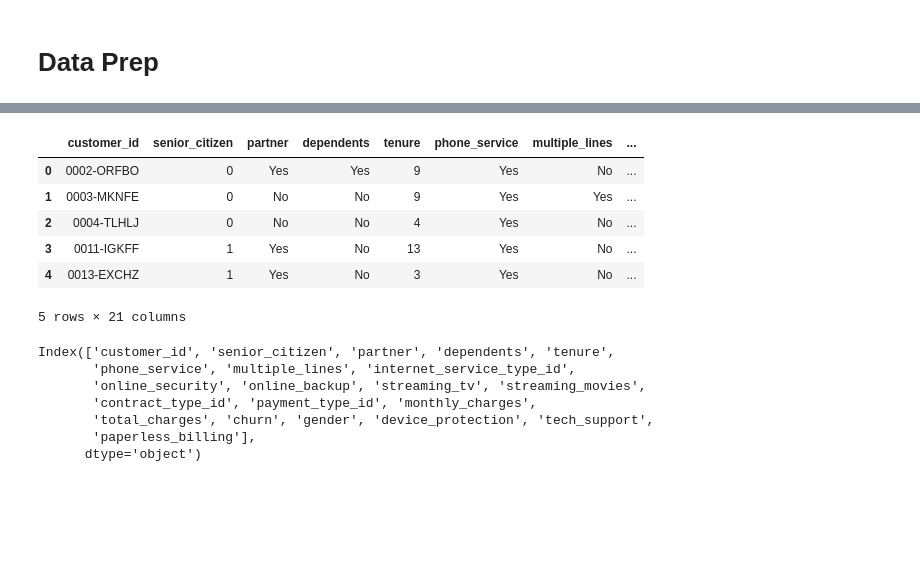
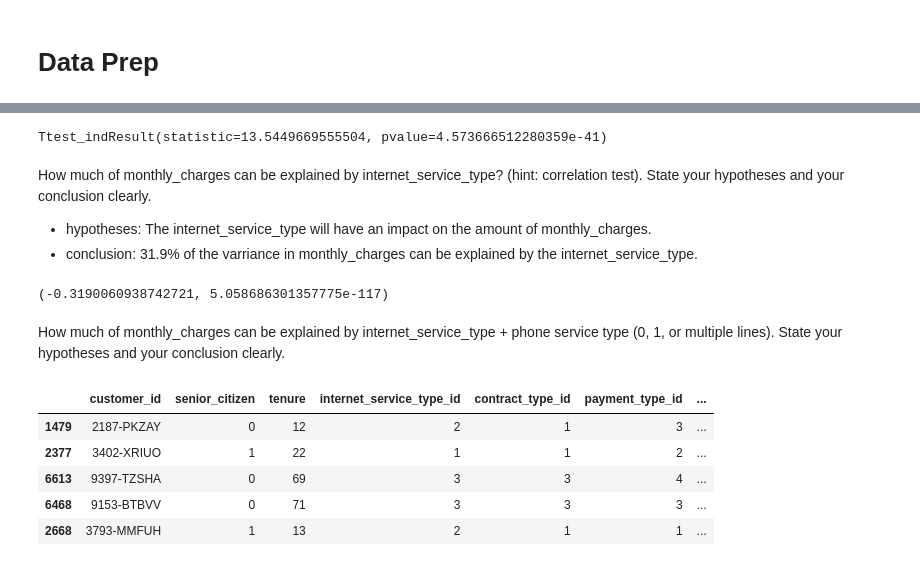
Before and after one commit to classification-project-steven-nicole/classification_project, a Jupyter notebook: steven_classification_project.ipynb, the cells around one changed output, grey strips where cells are left out. Saved outputs shown, nothing was run; the diff lists cells and outputs as text; code cells hidden in the pictures; blank space fills up the shorter version.

Commit message:
adding some graphs and ttest

```diff
--- a/steven_classification_project.ipynb
+++ b/steven_classification_project.ipynb
@@ -10,3 +18,7 @@ df = pd.read_csv('telco_churn_customers.csv')
+# %%
+# Get churn data from customers table
+df = pd.read_csv('telco_churn_customers.csv')
+df = prep.prep_telco(df)
 # %%
 def peekatdata(dataframe):
     head_df = df.head()
@@ -40,12 +52,3 @@ def df_value_counts(df):
         else:
             print(df[col].value_counts())
         print('\n')
-# %%
-# Some of the total charges have empty space string ' ', replace with NaN
-df.replace(' ', np.nan, inplace=True)
-
-# Replace NaN with 0
-df.fillna(0, inplace=True)
-
-# Turn the column from type object to float
-df["total_charges"] = df.total_charges.astype(float)
@@ -95,5 +59,9 @@ def online_security_info(df):
 # %%
-X = df.drop('churn', axis=1)
+# Split the data into train (70%) & test (30%) samples.
+X = df.drop(['churn'], axis=1)
 y = df[['churn']]
 
-X_train, X_test, y_train, y_test = train_test_split(X, y, test_size = .30, random_state = 123)
+X_train, X_test, y_train, y_test = train_test_split(X, y, test_size=.30, random_state=123)
+
+train = pd.concat([X_train, y_train], axis=1)
+test = pd.concat([X_test, y_test], axis=1)
@@ -103,0 +68,8 @@ df = df.join(encoded)
+# %%
+# Numeric Scaling: scale the monthly_charges and total_charges data. Make sure that the parameters for scaling
+# are learned from the training data set.
+scaler = MinMaxScaler()
+scaler.fit(train[['monthly_charges', 'total_charges']])
+
+train[['monthly_charges', 'total_charges']] = scaler.transform(train[['monthly_charges', 'total_charges']])
+test[['monthly_charges', 'total_charges']] = scaler.transform(test[['monthly_charges', 'total_charges']])
@@ -104,20 +124,26 @@ df = df.join(encoded)
+# %%
+# T test on the mean monthly_charges
+
+ttest_ind(churn,no_churn)
+# %% [output]
+Ttest_indResult(statistic=13.5449669555504, pvalue=4.573666512280359e-41)
+# %% [markdown]
+How much of monthly_charges can be explained by internet_service_type? (hint: correlation test). State your hypotheses and your conclusion clearly.
+
+- hypotheses: The internet_service_type will have an impact on the amount of monthly_charges.
+- conclusion: 31.9% of the varriance in monthly_charges can be explained by the internet_service_type.
+# %%
+pearsonr(train.monthly_charges, train.internet_service_type_id)
+# %% [output]
+(-0.3190060938742721, 5.058686301357775e-117)
+# %% [markdown]
+How much of monthly_charges can be explained by internet_service_type + phone service type (0, 1, or multiple lines). State your hypotheses and your conclusion clearly.
 # %%
-df.head()
+train.head()
 # %% [output]
-|  | customer_id | senior_citizen | partner | dependents | tenure | phone_service | multiple_lines | ... |
-| 0 | 0002-ORFBO | 0 | Yes | Yes | 9 | Yes | No | ... |
-| 1 | 0003-MKNFE | 0 | No | No | 9 | Yes | Yes | ... |
-| 2 | 0004-TLHLJ | 0 | No | No | 4 | Yes | No | ... |
-| 3 | 0011-IGKFF | 1 | Yes | No | 13 | Yes | No | ... |
-| 4 | 0013-EXCHZ | 1 | Yes | No | 3 | Yes | No | ... |
+|  | customer_id | senior_citizen | tenure | internet_service_type_id | contract_type_id | payment_type_id | ... |
+| 1479 | 2187-PKZAY | 0 | 12 | 2 | 1 | 3 | ... |
+| 2377 | 3402-XRIUO | 1 | 22 | 1 | 1 | 2 | ... |
+| 6613 | 9397-TZSHA | 0 | 69 | 3 | 3 | 4 | ... |
+| 6468 | 9153-BTBVV | 0 | 71 | 3 | 3 | 3 | ... |
+| 2668 | 3793-MMFUH | 1 | 13 | 2 | 1 | 1 | ... |
-5 rows × 21 columns
-# %%
-df.columns
-# %% [output]
-Index(['customer_id', 'senior_citizen', 'partner', 'dependents', 'tenure',
-       'phone_service', 'multiple_lines', 'internet_service_type_id',
-       'online_security', 'online_backup', 'streaming_tv', 'streaming_movies',
-       'contract_type_id', 'payment_type_id', 'monthly_charges',
-       'total_charges', 'churn', 'gender', 'device_protection', 'tech_support',
-       'paperless_billing'],
-      dtype='object')
```
Also changed, not shown: parts of 22 cells of this notebook.
